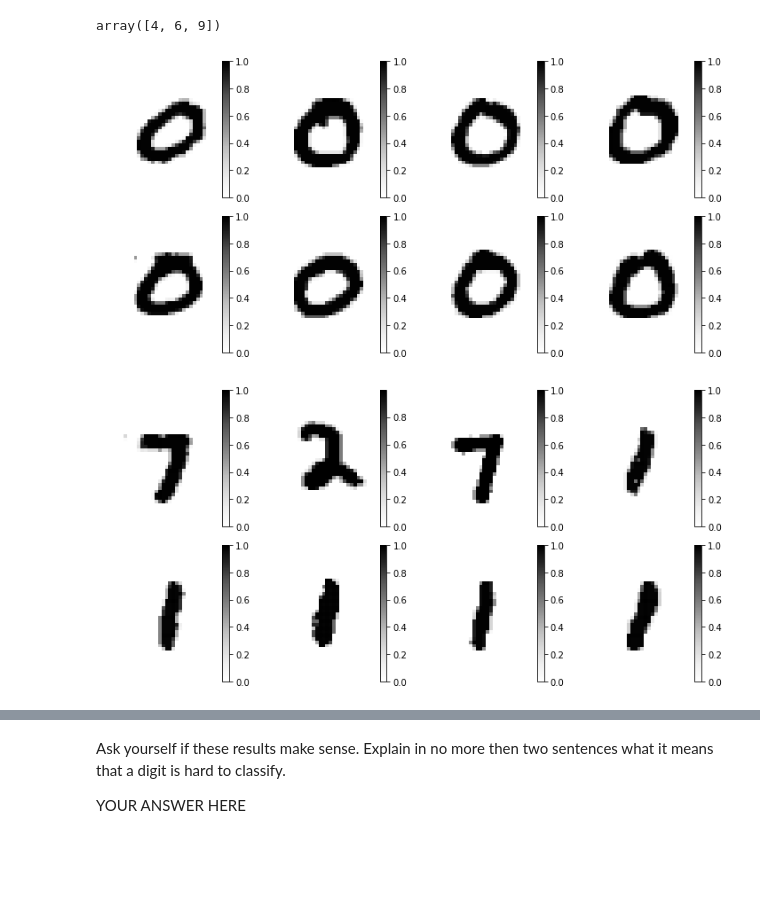
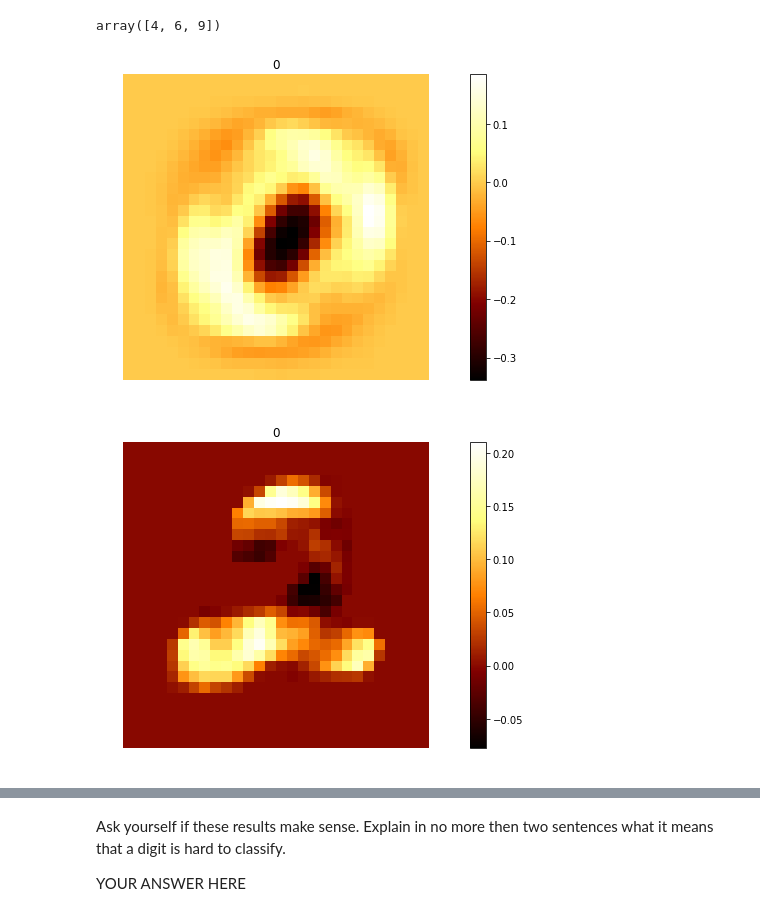
Before and after one commit to Curlykonda/machine-learning-1, a Jupyter notebook: lab2/lab2-wip.ipynb, the cells around one changed output, grey strips where cells are left out. Saved outputs shown, nothing was run; the diff lists cells and outputs as text; code cells hidden in the pictures; blank space fills up the shorter version.

```diff
--- a/lab2/lab2-wip.ipynb
+++ b/lab2/lab2-wip.ipynb
@@ -641,27 +668,3 @@ a[ind]
 [6 3 2 4 1 5 0]
 [1 5 0]
 array([4, 6, 9])
-# %%
-logp_valid = np.array([logreg(x, t, w, b)[0] for x, t in zip(x_valid, t_valid)])
-
-ind_highest = np.argpartition(logp_valid, -8)[-8:]
-highest_logp = logp_valid[ind_highest]
-highest_img = x_valid[ind_highest]
-
-highest_sorted_ind = np.argsort(highest_logp)
-highest_sorted_img = highest_img[highest_sorted_ind]
-
-
-ind_lowest = np.argpartition(logp_valid, 8)[:8]
-lowest_logp = logp_valid[ind_lowest]
-lowest_img = x_valid[ind_lowest]
-
-lowest_sorted_ind = np.argsort(lowest_logp)
-lowest_sorted_img = lowest_img[lowest_sorted_ind]
-
-plt.figure(figsize(10,5))
-plot_digits(highest_sorted_img, 4)
-plot_digits(lowest_sorted_img, 4)
-# %% [output]
-[figure, removed]
-[figure, removed]
@@ -667,0 +693,9 @@ plot_digits(lowest_sorted_img, 4)
+# %%
+plot_digits_with_cmap(w.T[0][None], 1, np.arange(1), cmap='afmhot')
+# %% [output]
+[figure, added]
+# %%
+m = np.multiply(w.T[2], sorted_imgs[0])
+plot_digits_with_cmap(m[None], 1, np.arange(1), cmap='afmhot')
+# %% [output]
+[figure, added]
```
Also changed, not shown: parts of 13 cells of this notebook.
